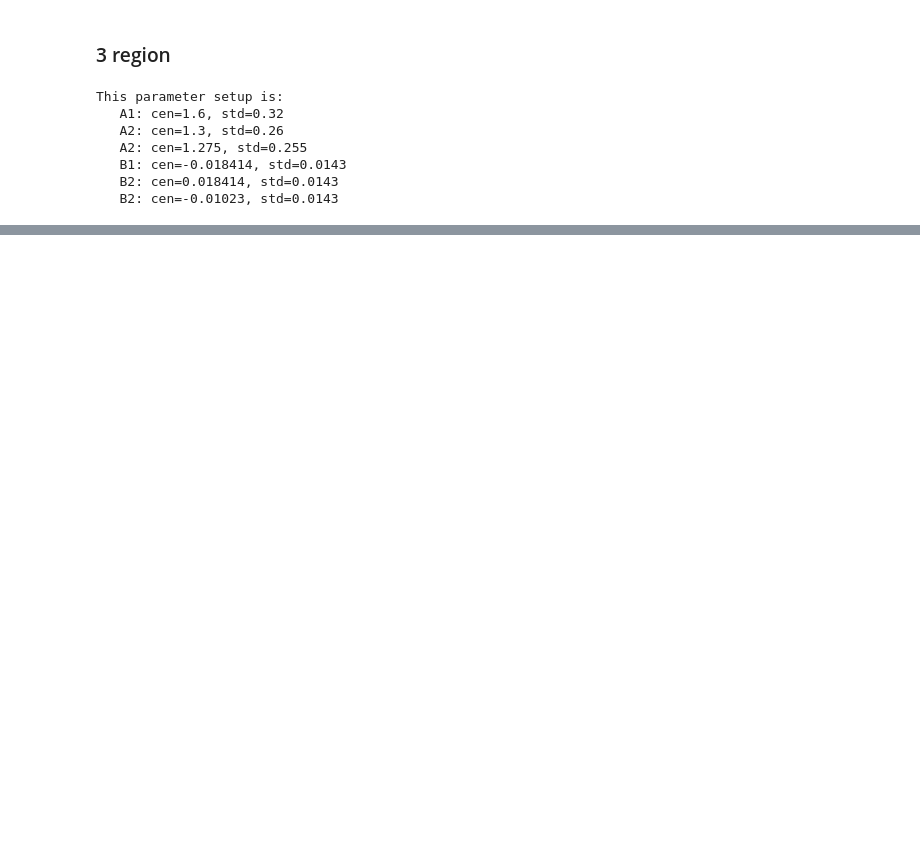
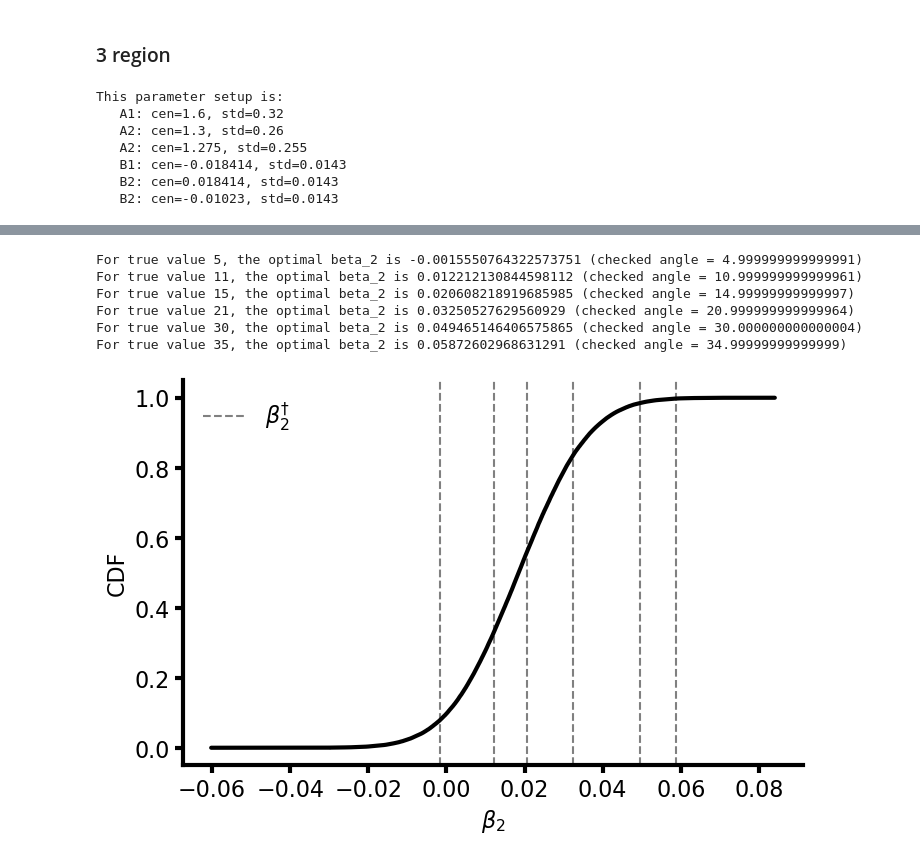
Before and after one commit to adam-bauer-34/learning_sai, a Jupyter notebook: cal/theta_prior.ipynb, the cells around one changed output, grey strips where cells are left out. Saved outputs shown, nothing was run; the diff lists cells and outputs as text; code cells hidden in the pictures; blank space fills up the shorter version.

```diff
--- a/cal/theta_prior.ipynb
+++ b/cal/theta_prior.ipynb
@@ -354,0 +474,50 @@ plt.show()
+# %%
+for theta_tr, b2 in zip(theta_truth_r3, b2s_r3):
+    check = get_angle_r3(Prior_r3.ALPHA_CEN[0],
+                        Prior_r3.ALPHA_CEN[1],
+                        Prior_r3.ALPHA_CEN[2],
+                        Prior_r3.BETA_CEN[0],
+                        b2,
+                        Prior_r3.BETA_CEN[2],
+                        Prior_r3.L_CEN,
+                        Prior_r3.G_CEN,
+                        Prior_r3.EPS_CEN)
+    print(f"For true value {theta_tr}, the optimal beta_2 is {b2} (checked angle = {check[0]})")
+# %% [output]
+For true value 5, the optimal beta_2 is -0.0015550764322573751 (checked angle = 4.999999999999991)
+For true value 11, the optimal beta_2 is 0.012212130844598112 (checked angle = 10.999999999999961)
+For true value 15, the optimal beta_2 is 0.020608218919685985 (checked angle = 14.99999999999997)
+For true value 21, the optimal beta_2 is 0.03250527629560929 (checked angle = 20.999999999999964)
+For true value 30, the optimal beta_2 is 0.049465146406575865 (checked angle = 30.000000000000004)
+For true value 35, the optimal beta_2 is 0.05872602968631291 (checked angle = 34.99999999999999)
+# %%
+import numpy as np
+import matplotlib.pyplot as plt
+
+# Sort samples and compute empirical CDF
+B2s_r3 = np.random.normal(loc=Prior_r3.BETA_CEN[1] * MED_ADJ, scale=Prior_r3.BETA_STD[1] * UNC_ADJ, size=N_SAMPLES)
+
+x = np.sort(B2s_r3)
+cdf = np.arange(1, len(x) + 1) / len(x)
+
+fig, ax = plt.subplots(figsize=(8, 5))
+
+# Empirical CDF
+ax.plot(x, cdf, lw=3, zorder=100)
+
+# Vertical lines for b2s
+for i, b in enumerate(np.atleast_1d(b2s_r3)):
+    ax.axvline(
+        b,
+        linestyle="--",
+        lw=1.5,
+        label=r"$\beta^{\dagger}_{2}$" if i == 0 else None,
+        color='grey'
+    )
+
+ax.set_xlabel(r"$\beta_2$")
+ax.set_ylabel("CDF")
+ax.legend()
+plt.show()
+# %% [output]
+[figure, added]
```
Also changed, not shown: parts of 17 cells of this notebook, 4 other files.
